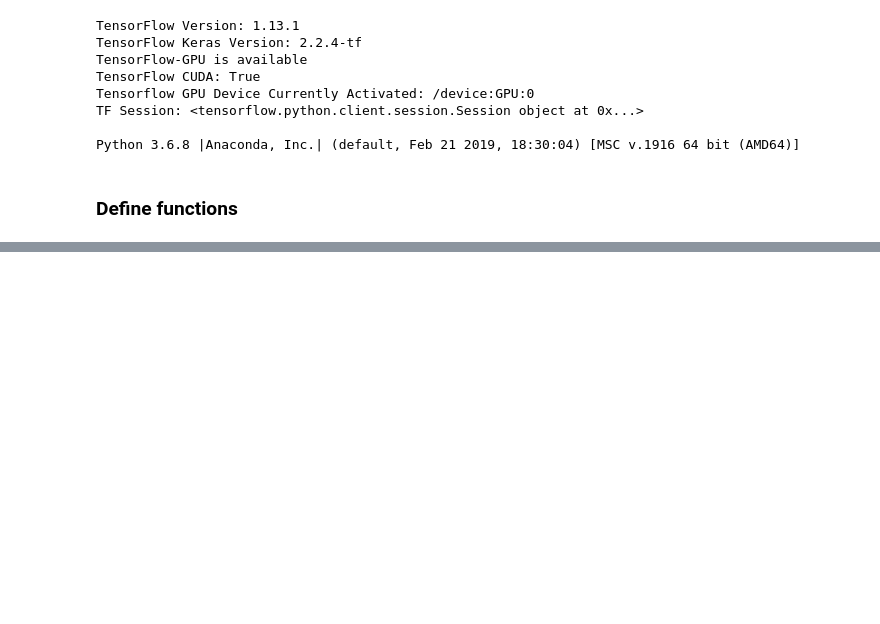
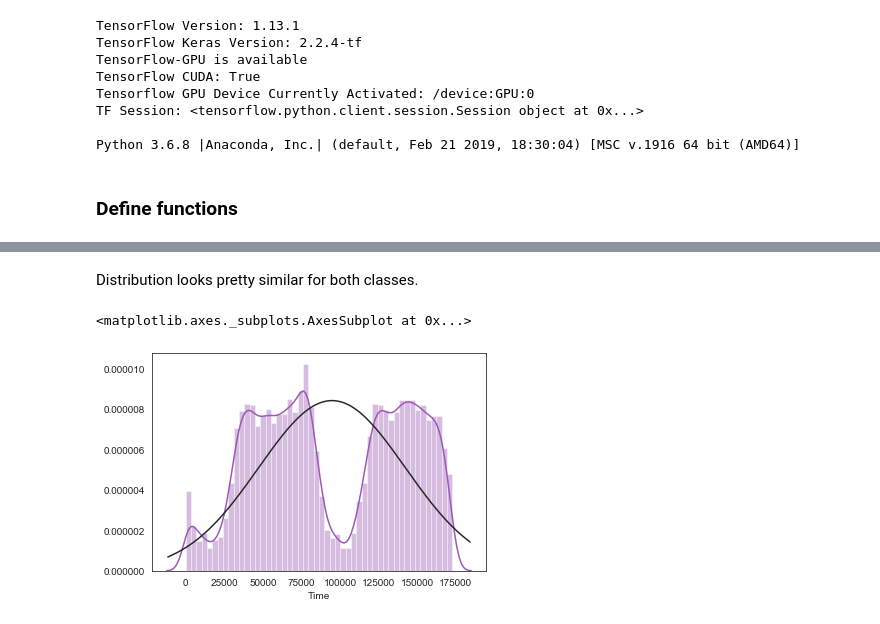
Before and after one commit to davidtnly/Python, a Jupyter notebook: MachineLearning/19-tensorflow-fraud-detection.ipynb, the cells around one changed output, grey strips where cells are left out. Saved outputs shown, nothing was run; the diff lists cells and outputs as text; code cells hidden in the pictures; blank space fills up the shorter version.

```diff
--- a/MachineLearning/19-tensorflow-fraud-detection.ipynb
+++ b/MachineLearning/19-tensorflow-fraud-detection.ipynb
@@ -139,0 +203,7 @@ get_nulls(data)
+# %% [markdown]
+Distribution looks pretty similar for both classes.
+# %%
+sns.distplot(data[data.Class==0].Time, fit=norm)
+# %% [output]
+<matplotlib.axes._subplots.AxesSubplot at 0x...>
+[figure, added]
```
Also changed, not shown: parts of 51 cells of this notebook, 5 other files.
